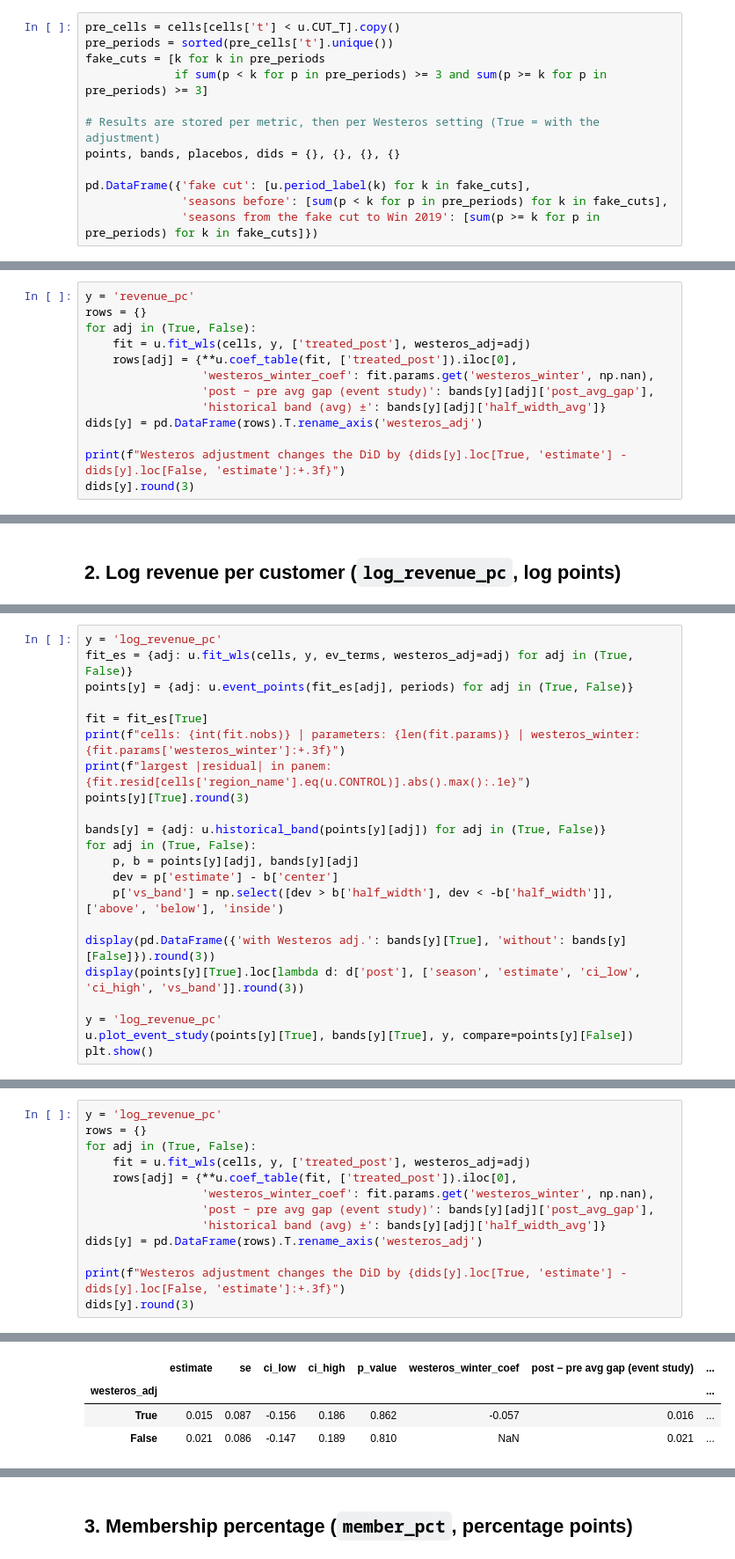
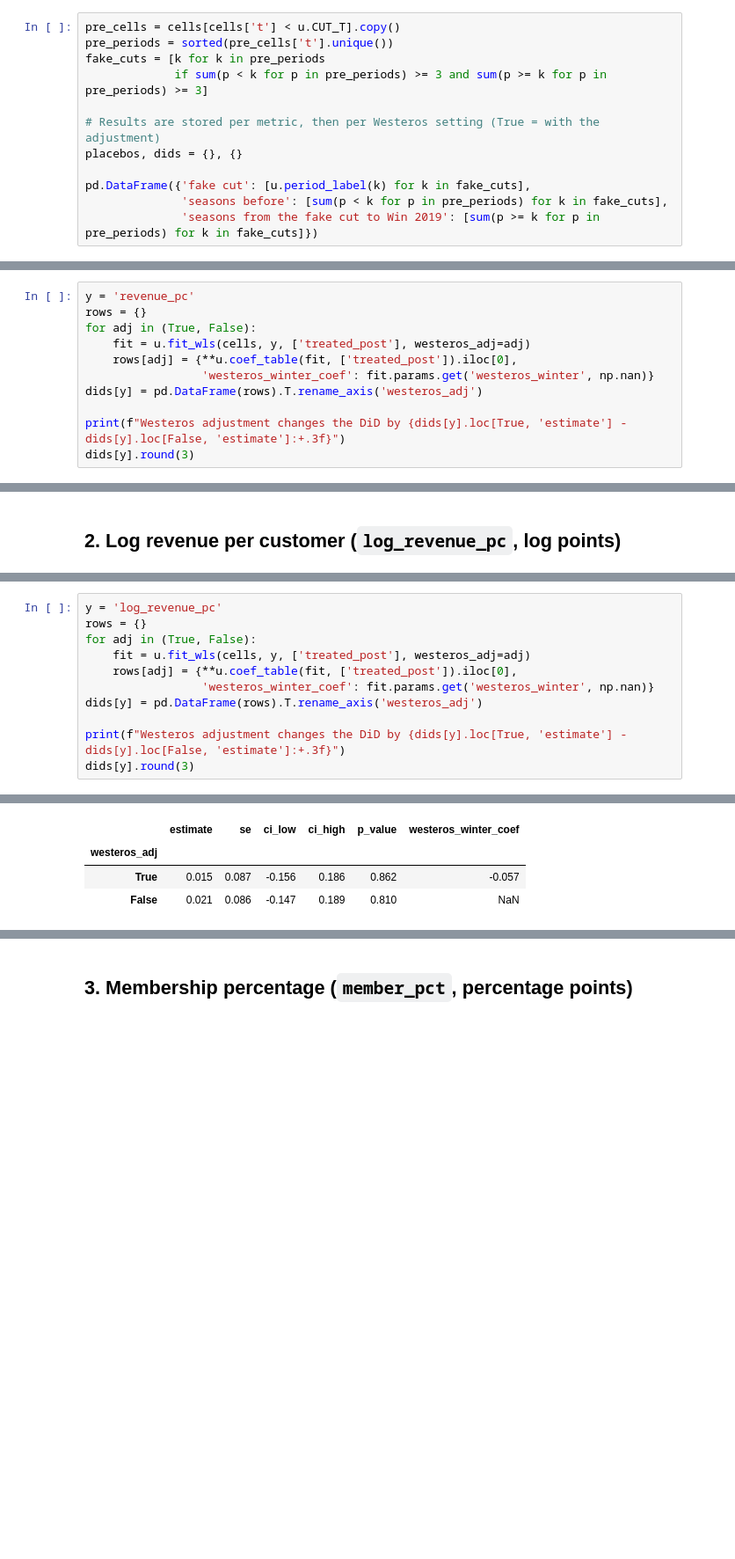
Before and after one commit to 10xRyan/audible-lorehaven, a Jupyter notebook: analysis/01_price_cut.ipynb, the cells around one changed output, grey strips where cells are left out. Shown at 88% size. Cells and saved outputs as stored; diff of their text form; blank space fills up the shorter version.

```diff
--- a/analysis/01_price_cut.ipynb
+++ b/analysis/01_price_cut.ipynb
@@ -97,7 +87,7 @@ fake_cuts = [k for k in pre_periods
              if sum(p < k for p in pre_periods) >= 3 and sum(p >= k for p in pre_periods) >= 3]
 
 # Results are stored per metric, then per Westeros setting (True = with the adjustment)
-points, bands, placebos, dids = {}, {}, {}, {}
+placebos, dids = {}, {}
 
 pd.DataFrame({'fake cut': [u.period_label(k) for k in fake_cuts],
               'seasons before': [sum(p < k for p in pre_periods) for k in fake_cuts],
@@ -183,9 +128,7 @@ rows = {}
 for adj in (True, False):
     fit = u.fit_wls(cells, y, ['treated_post'], westeros_adj=adj)
     rows[adj] = {**u.coef_table(fit, ['treated_post']).iloc[0],
-                 'westeros_winter_coef': fit.params.get('westeros_winter', np.nan),
-                 'post − pre avg gap (event study)': bands[y][adj]['post_avg_gap'],
-                 'historical band (avg) ±': bands[y][adj]['half_width_avg']}
+                 'westeros_winter_coef': fit.params.get('westeros_winter', np.nan)}
 dids[y] = pd.DataFrame(rows).T.rename_axis('westeros_adj')
 
 print(f"Westeros adjustment changes the DiD by {dids[y].loc[True, 'estimate'] - dids[y].loc[False, 'estimate']:+.3f}")
@@ -229,22 +166,0 @@ plt.show()
-# %%
-y = 'log_revenue_pc'
-fit_es = {adj: u.fit_wls(cells, y, ev_terms, westeros_adj=adj) for adj in (True, False)}
-points[y] = {adj: u.event_points(fit_es[adj], periods) for adj in (True, False)}
-
-fit = fit_es[True]
-print(f"cells: {int(fit.nobs)} | parameters: {len(fit.params)} | westeros_winter: {fit.params['westeros_winter']:+.3f}")
-print(f"largest |residual| in panem: {fit.resid[cells['region_name'].eq(u.CONTROL)].abs().max():.1e}")
-points[y][True].round(3)
-
-bands[y] = {adj: u.historical_band(points[y][adj]) for adj in (True, False)}
-for adj in (True, False):
-    p, b = points[y][adj], bands[y][adj]
-    dev = p['estimate'] - b['center']
-    p['vs_band'] = np.select([dev > b['half_width'], dev < -b['half_width']], ['above', 'below'], 'inside')
-
-display(pd.DataFrame({'with Westeros adj.': bands[y][True], 'without': bands[y][False]}).round(3))
-display(points[y][True].loc[lambda d: d['post'], ['season', 'estimate', 'ci_low', 'ci_high', 'vs_band']].round(3))
-
-y = 'log_revenue_pc'
-u.plot_event_study(points[y][True], bands[y][True], y, compare=points[y][False])
-plt.show()
@@ -270,20 +169,18 @@ largest |residual| in panem: 3.6e-15
 # %%
 y = 'log_revenue_pc'
 rows = {}
 for adj in (True, False):
     fit = u.fit_wls(cells, y, ['treated_post'], westeros_adj=adj)
     rows[adj] = {**u.coef_table(fit, ['treated_post']).iloc[0],
-                 'westeros_winter_coef': fit.params.get('westeros_winter', np.nan),
-                 'post − pre avg gap (event study)': bands[y][adj]['post_avg_gap'],
-                 'historical band (avg) ±': bands[y][adj]['half_width_avg']}
+                 'westeros_winter_coef': fit.params.get('westeros_winter', np.nan)}
 dids[y] = pd.DataFrame(rows).T.rename_axis('westeros_adj')
 
 print(f"Westeros adjustment changes the DiD by {dids[y].loc[True, 'estimate'] - dids[y].loc[False, 'estimate']:+.3f}")
 dids[y].round(3)
 # %% [output]
 Westeros adjustment changes the DiD by -0.005
-|  | estimate | se | ci_low | ci_high | p_value | westeros_winter_coef | post − pre avg gap (event study) | ... |
-| westeros_adj |  |  |  |  |  |  |  | ... |
-| True | 0.015 | 0.087 | -0.156 | 0.186 | 0.862 | -0.057 | 0.016 | ... |
-| False | 0.021 | 0.086 | -0.147 | 0.189 | 0.810 | NaN | 0.021 | ... |
+|  | estimate | se | ci_low | ci_high | p_value | westeros_winter_coef |
+| westeros_adj |  |  |  |  |  |  |
+| True | 0.015 | 0.087 | -0.156 | 0.186 | 0.862 | -0.057 |
+| False | 0.021 | 0.086 | -0.147 | 0.189 | 0.810 | NaN |
 # %% [markdown]
```
Also changed, not shown: parts of 27 cells of this notebook, 17 other files.
